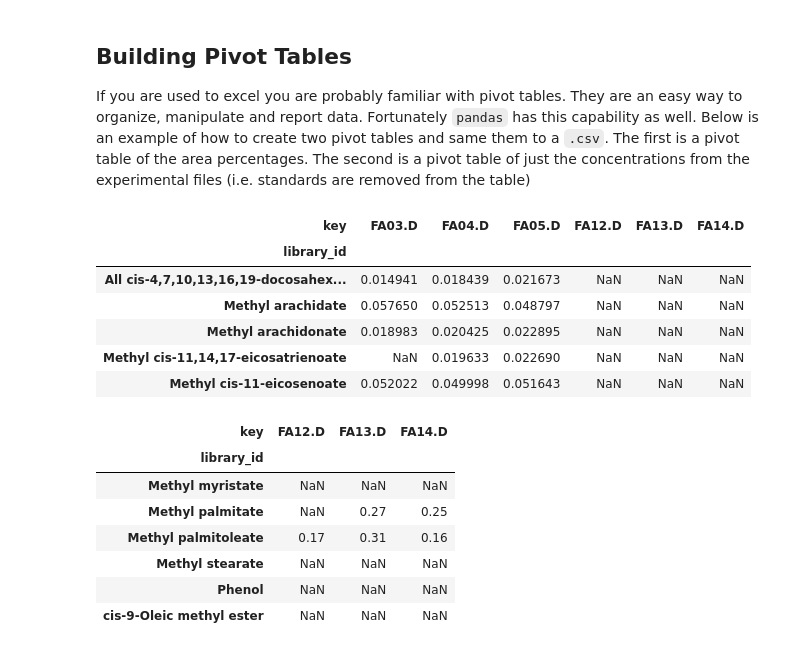
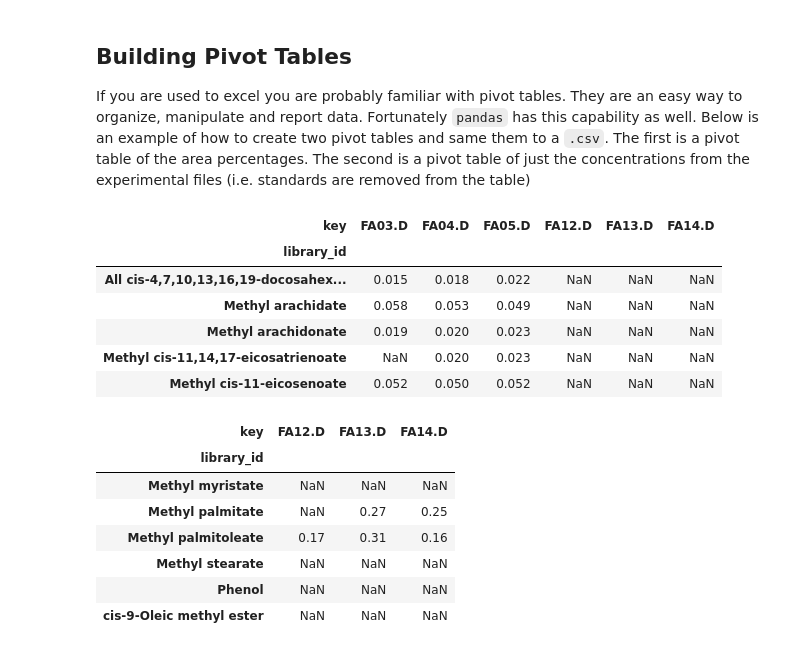
Before and after one commit to audere-labs/pyvalence-on-rails, a Jupyter notebook: notebooks/reporting.ipynb, the cells around one changed output. Cells and saved outputs as stored; diff of their text form; code cells hidden in the pictures.

Commit message:
rounding

```diff
--- a/notebooks/reporting.ipynb
+++ b/notebooks/reporting.ipynb
@@ -68,17 +68,17 @@ If you are used to excel you are probably familiar with pivot tables. They are a
 # %%
 pvt_areapercent = pd.pivot_table(comp.reset_index(),
                                  values='area%',
                                 columns = 'key',
                                 index = 'library_id')
-pvt_areapercent.head()
+pvt_areapercent.head().round(3)
 # %% [output]
 | key | FA03.D | FA04.D | FA05.D | FA12.D | FA13.D | FA14.D |
 | library_id |  |  |  |  |  |  |
-| All cis-4,7,10,13,16,19-docosahex... | 0.014941 | 0.018439 | 0.021673 | NaN | NaN | NaN |
-| Methyl arachidate | 0.057650 | 0.052513 | 0.048797 | NaN | NaN | NaN |
-| Methyl arachidonate | 0.018983 | 0.020425 | 0.022895 | NaN | NaN | NaN |
-| Methyl cis-11,14,17-eicosatrienoate | NaN | 0.019633 | 0.022690 | NaN | NaN | NaN |
-| Methyl cis-11-eicosenoate | 0.052022 | 0.049998 | 0.051643 | NaN | NaN | NaN |
+| All cis-4,7,10,13,16,19-docosahex... | 0.015 | 0.018 | 0.022 | NaN | NaN | NaN |
+| Methyl arachidate | 0.058 | 0.053 | 0.049 | NaN | NaN | NaN |
+| Methyl arachidonate | 0.019 | 0.020 | 0.023 | NaN | NaN | NaN |
+| Methyl cis-11,14,17-eicosatrienoate | NaN | 0.020 | 0.023 | NaN | NaN | NaN |
+| Methyl cis-11-eicosenoate | 0.052 | 0.050 | 0.052 | NaN | NaN | NaN |
 # %%
 stndkeys = set(stnd.keys()[1:])
 conc_exp = conc[~conc.index.isin(stndkeys)]
```
Also changed, not shown: parts of 1 cell of this notebook.
